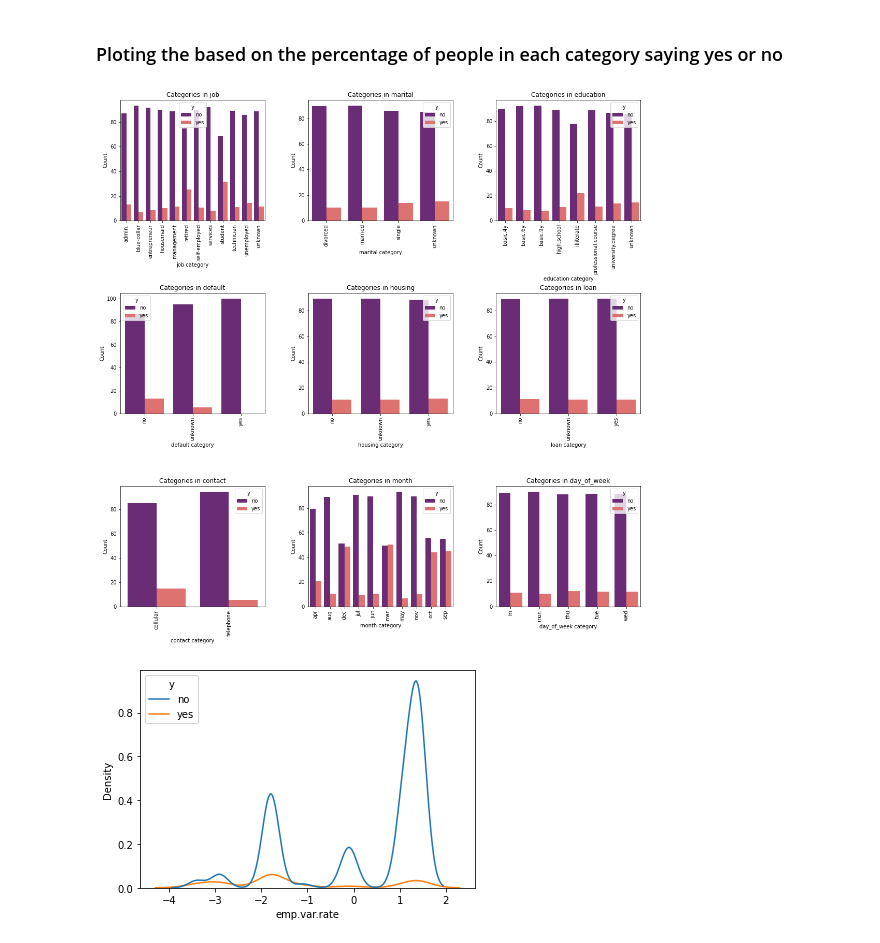
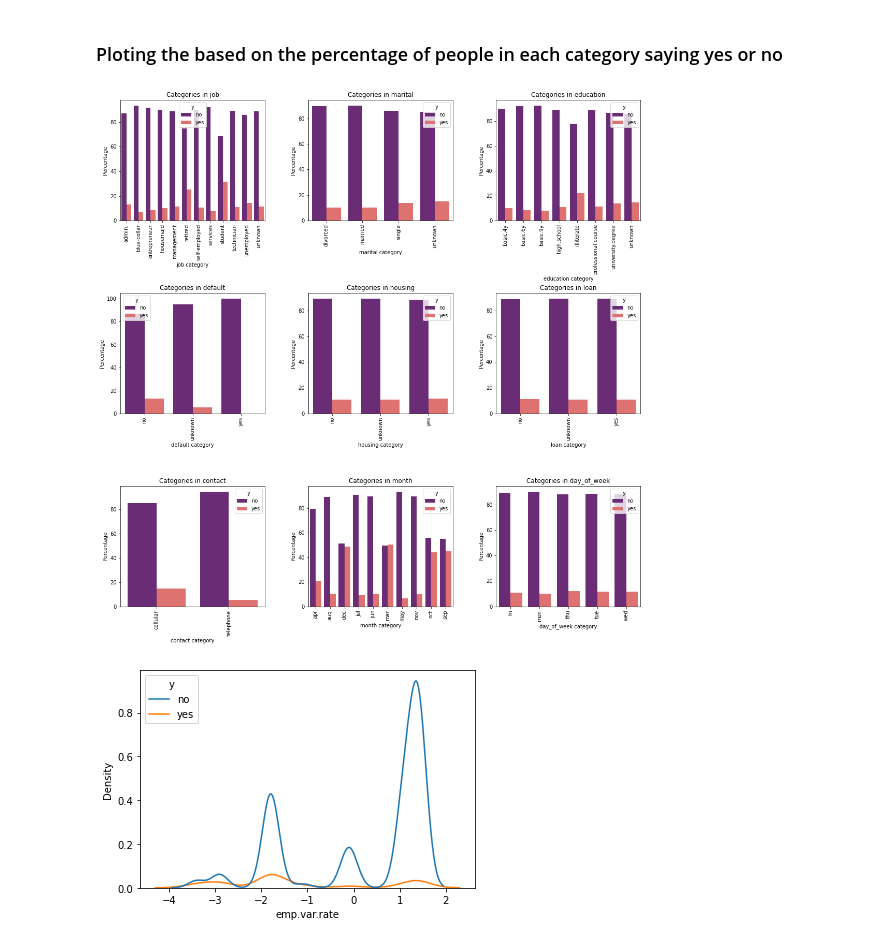
Before and after one commit to poojaravi05/Bank-Marketing-Campaign-, a Jupyter notebook: BankMarketingCampaign.ipynb, the cells around one changed output. Saved outputs shown, nothing was run; the diff lists cells and outputs as text; code cells hidden in the pictures.

```diff
--- a/BankMarketingCampaign.ipynb
+++ b/BankMarketingCampaign.ipynb
@@ -330,3 +330,16 @@ newCatCols
  'contact',
  'month',
  'day_of_week']
+# %%
+figure, axes = plt.subplots(3,3,figsize=(18, 18),gridspec_kw={'hspace': 0.6, 'wspace': 0.3})
+n=0
+for i in range(3):
+    for j in range(3):
+        ax = axes[i,j]
+        ax.set_xticks(range(bankData[newCatCols[n]].nunique()))
+        ax.set_xticklabels(ax.get_xticklabels(),rotation=90)
+        ax.set_title("Categories in "+ newCatCols[n])
+        sns.countplot(data=bankData, x=newCatCols[n],ax=ax,palette="magma")
+        ax.set_xlabel(newCatCols[n]+" category")
+        ax.set_ylabel("Count")
+        n+=1
@@ -350,21 +365,21 @@ for i in range(3):
 # %%
 figure, axes = plt.subplots(3,3,figsize=(18, 18),gridspec_kw={'hspace': 0.6, 'wspace': 0.3})
 n=0
 for i in range(3):
     for j in range(3):
         ax = axes[i,j]
         ax.set_xticks(range(bankData[newCatCols[n]].nunique()))
         ax.set_xticklabels(ax.get_xticklabels(),rotation=90)
         counts = bankData.groupby([newCatCols[n], "y"]).size().reset_index(name="count")
         totals = counts.groupby(newCatCols[n])["count"].transform("sum")
         counts["percentage"] = (counts["count"] / totals) * 100
         ax.set_title("Categories in "+ newCatCols[n])
         sns.barplot(data=counts, x=newCatCols[n],y="percentage",ax=ax,palette="magma",hue="y")
         ax.set_xlabel(newCatCols[n]+" category")
-        ax.set_ylabel("Count")
+        ax.set_ylabel("Percentage")
         n+=1
 # %% [output]
-[figure, old version]
+[figure, new version]
 # %%
 socioEconomicAttributes = ['emp.var.rate', 'cons.price.idx',
        'cons.conf.idx', 'euribor3m', 'nr.employed']
```
Also changed, not shown: parts of 24 cells of this notebook.
